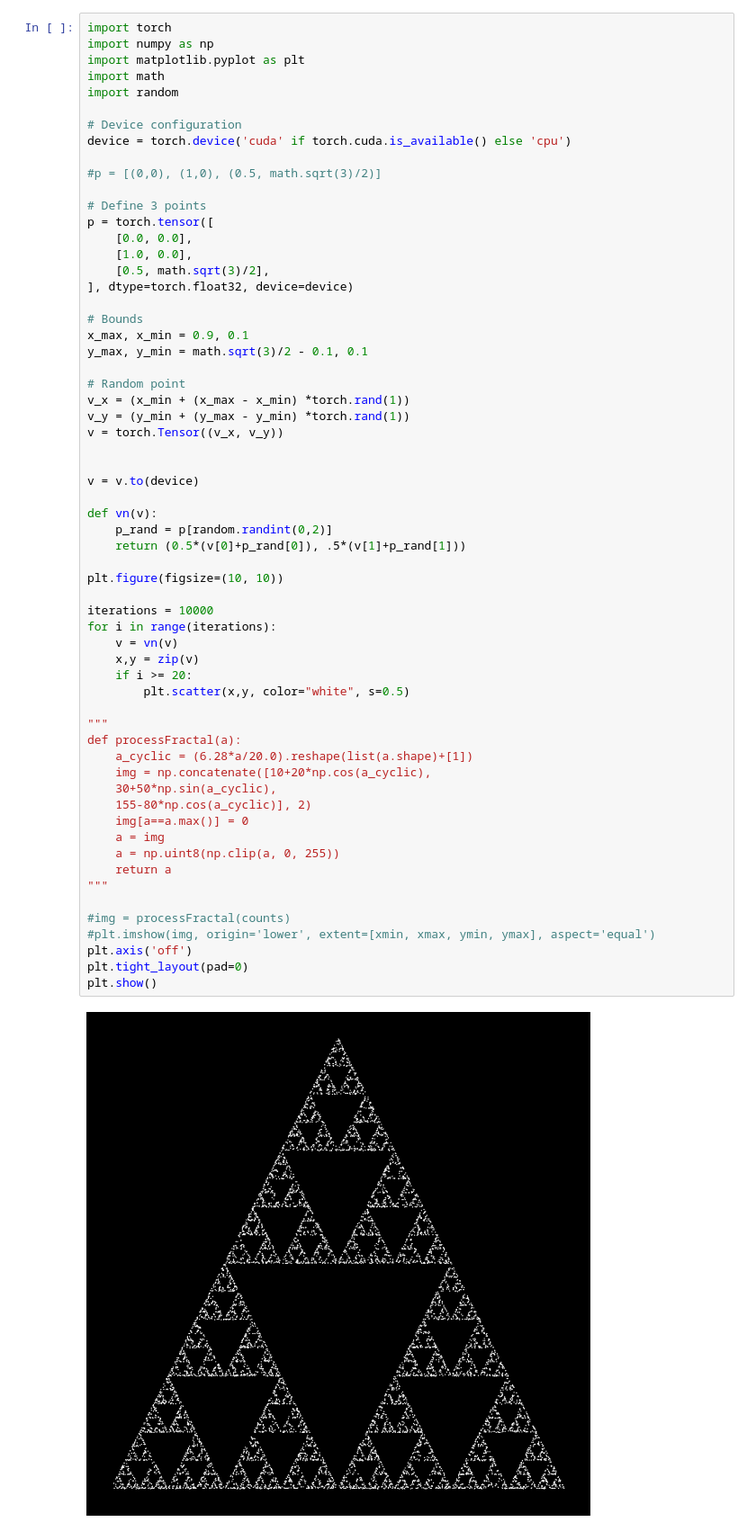
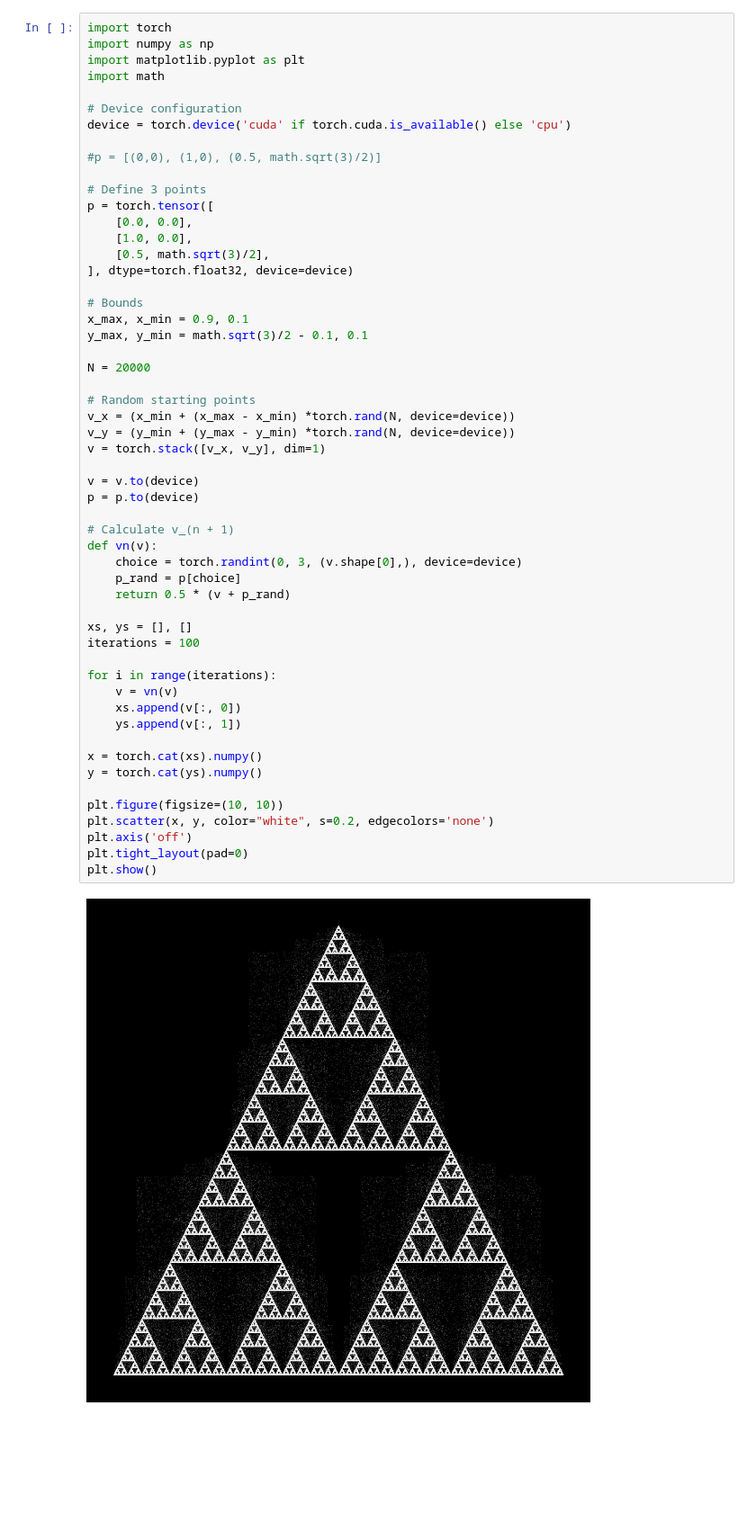
Before and after one commit to belsie/COMP3710-Lab1, a Jupyter notebook: fractal.ipynb, the cells around one changed output. Shown at 90% size. Cells and saved outputs as stored; diff of their text form; blank space fills up the shorter version.

Commit message:
more torch again

```diff
--- a/fractal.ipynb
+++ b/fractal.ipynb
@@ -3,61 +3,54 @@ import torch
 import numpy as np
 import matplotlib.pyplot as plt
 import math
-import random
 
 # Device configuration
 device = torch.device('cuda' if torch.cuda.is_available() else 'cpu')
 
 #p = [(0,0), (1,0), (0.5, math.sqrt(3)/2)]
 
 # Define 3 points
 p = torch.tensor([
     [0.0, 0.0],
     [1.0, 0.0],
     [0.5, math.sqrt(3)/2],
 ], dtype=torch.float32, device=device)
 
 # Bounds
 x_max, x_min = 0.9, 0.1
 y_max, y_min = math.sqrt(3)/2 - 0.1, 0.1
 
-# Random point
-v_x = (x_min + (x_max - x_min) *torch.rand(1))
-v_y = (y_min + (y_max - y_min) *torch.rand(1))
-v = torch.Tensor((v_x, v_y))
+N = 20000
 
+# Random starting points
+v_x = (x_min + (x_max - x_min) *torch.rand(N, device=device))
+v_y = (y_min + (y_max - y_min) *torch.rand(N, device=device))
+v = torch.stack([v_x, v_y], dim=1)
 
 v = v.to(device)
+p = p.to(device)
 
+# Calculate v_(n + 1)
 def vn(v):
-    p_rand = p[random.randint(0,2)]
-    return (0.5*(v[0]+p_rand[0]), .5*(v[1]+p_rand[1]))
+    choice = torch.randint(0, 3, (v.shape[0],), device=device)
+    p_rand = p[choice]
+    return 0.5 * (v + p_rand)
+
+xs, ys = [], []
+iterations = 100
+
+for i in range(iterations):
+    v = vn(v)
+    xs.append(v[:, 0])
+    ys.append(v[:, 1])
+
+x = torch.cat(xs).numpy()
+y = torch.cat(ys).numpy()
 
 plt.figure(figsize=(10, 10))
-
-iterations = 10000
-for i in range(iterations):
-    v = vn(v)
-    x,y = zip(v)
-    if i >= 20:
-        plt.scatter(x,y, color="white", s=0.5)
-
-"""
-def processFractal(a):
-    a_cyclic = (6.28*a/20.0).reshape(list(a.shape)+[1])
-    img = np.concatenate([10+20*np.cos(a_cyclic),
-    30+50*np.sin(a_cyclic),
-    155-80*np.cos(a_cyclic)], 2)
-    img[a==a.max()] = 0
-    a = img
-    a = np.uint8(np.clip(a, 0, 255))
-    return a
-"""
-
-#img = processFractal(counts)
-#plt.imshow(img, origin='lower', extent=[xmin, xmax, ymin, ymax], aspect='equal')
+plt.scatter(x, y, color="white", s=0.2, edgecolors='none')
 plt.axis('off')
 plt.tight_layout(pad=0)
 plt.show()
 # %% [output]
-[figure, old version]
+[figure, new version]
```
